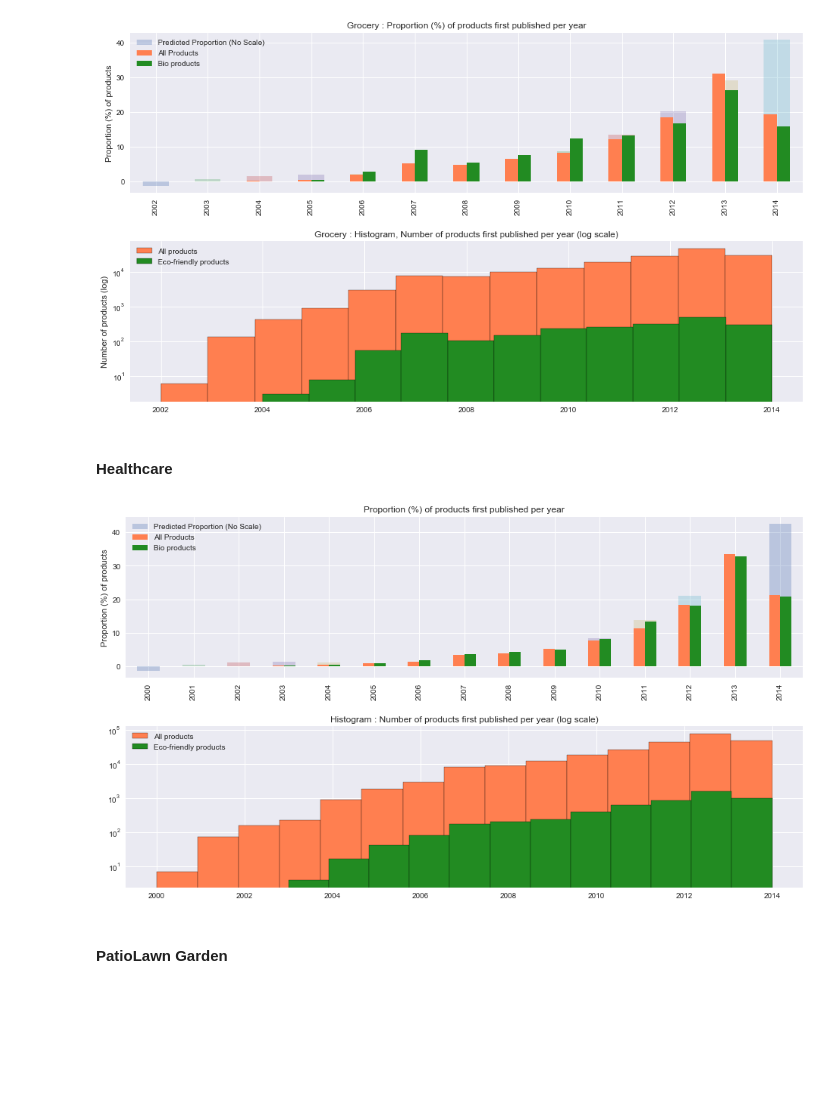
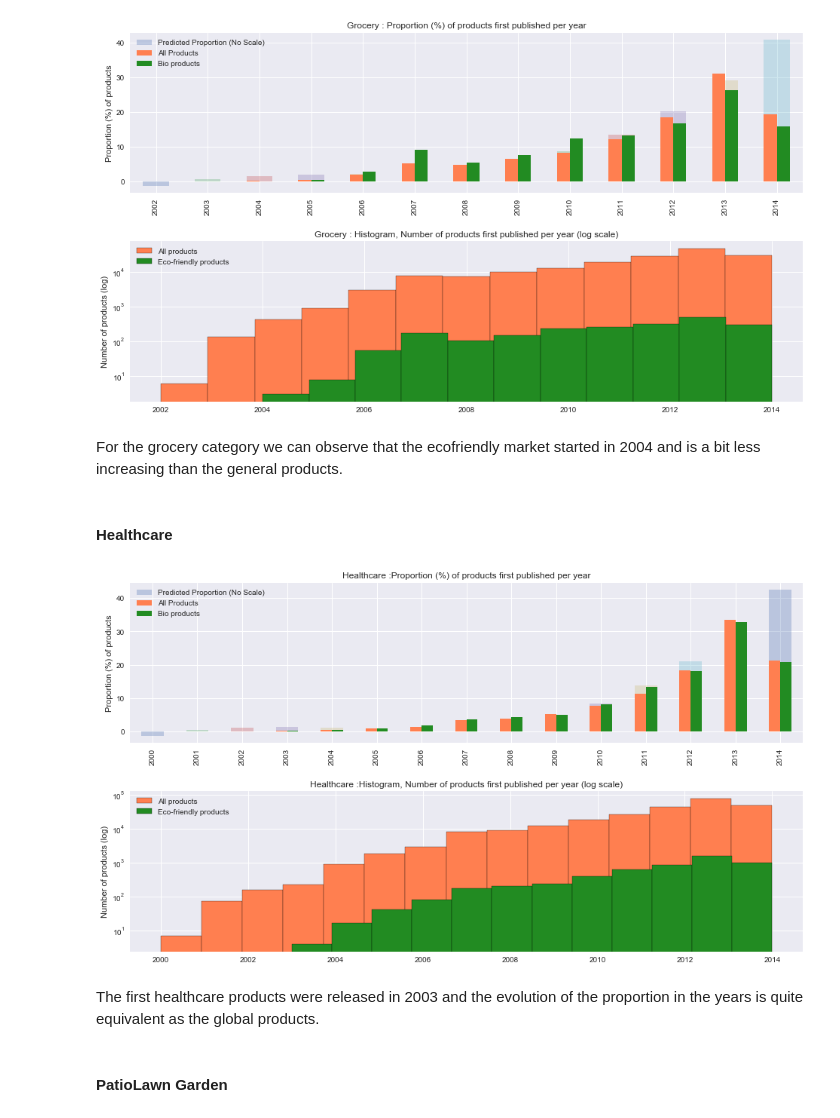
Before and after one commit to MaxencePPierre/ada-project, a Jupyter notebook: project_general.ipynb, the cells around one changed output. Saved outputs shown, nothing was run; the diff lists cells and outputs as text; code cells hidden in the pictures; blank space fills up the shorter version.

```diff
--- a/project_general.ipynb
+++ b/project_general.ipynb
@@ -458,6 +458,8 @@ plt.title('Grocery : Histogram, Number of products first published per year (log
 # %% [output]
 Text(0.5,1,'Grocery : Histogram, Number of products first published per year (log scale)')
 [figure]
+# %% [markdown]
+For the grocery category we can observe that the ecofriendly market started in 2004 and is a bit less increasing than the general products.
 # %% [markdown]
 <br>
 
@@ -510,23 +512,28 @@ predicted_healthcare_series = pd.Series(predicted_healthcare, index=X_healthcare
 # %%
 fig, axes = plt.subplots(2,1)
 fig.set_size_inches(16,9)
 
-
+# Plot predicted proportion
 ax1 = predicted_healthcare_series.plot(kind='bar', alpha=0.3,ax=axes[0])
+#Plot proportion of products/year
 healthcare_firstrev_histogram.plot(kind='bar',color=['coral','forestgreen'], ax=ax1)
 ax1.legend(['Predicted Proportion (No Scale)','All Products','Bio products'])
 
-ax1.set_title("Proportion (%) of products first published per year")
+ax1.set_title("Healthcare :Proportion (%) of products first published per year")
 ax1.set_ylabel("Proportion (%) of products")
 
+# Plot histogram of products/year in log scale
 ax2 = healthcareall_firstrev_pd.hist("Year", log=True, color="coral", edgecolor='black',bins=15, ax=axes[1])
 healthcarebio_firstrev_pd.hist("Year", color="forestgreen", edgecolor='black', log=True,bins=12,ax=ax2)
 
 plt.legend(['All products',"Eco-friendly products"])
-plt.title('Histogram : Number of products first published per year (log scale)')
+plt.title('Healthcare :Histogram, Number of products first published per year (log scale)')
+plt.ylabel("Number of products (log)")
 plt.show()
 # %% [output]
-[figure, old version]
+[figure, new version]
+# %% [markdown]
+The first healthcare products were released in 2003 and the evolution of the proportion in the years is quite equivalent as the global products.
 # %% [markdown]
 <br>
 
```
Also changed, not shown: parts of 16 cells of this notebook.
